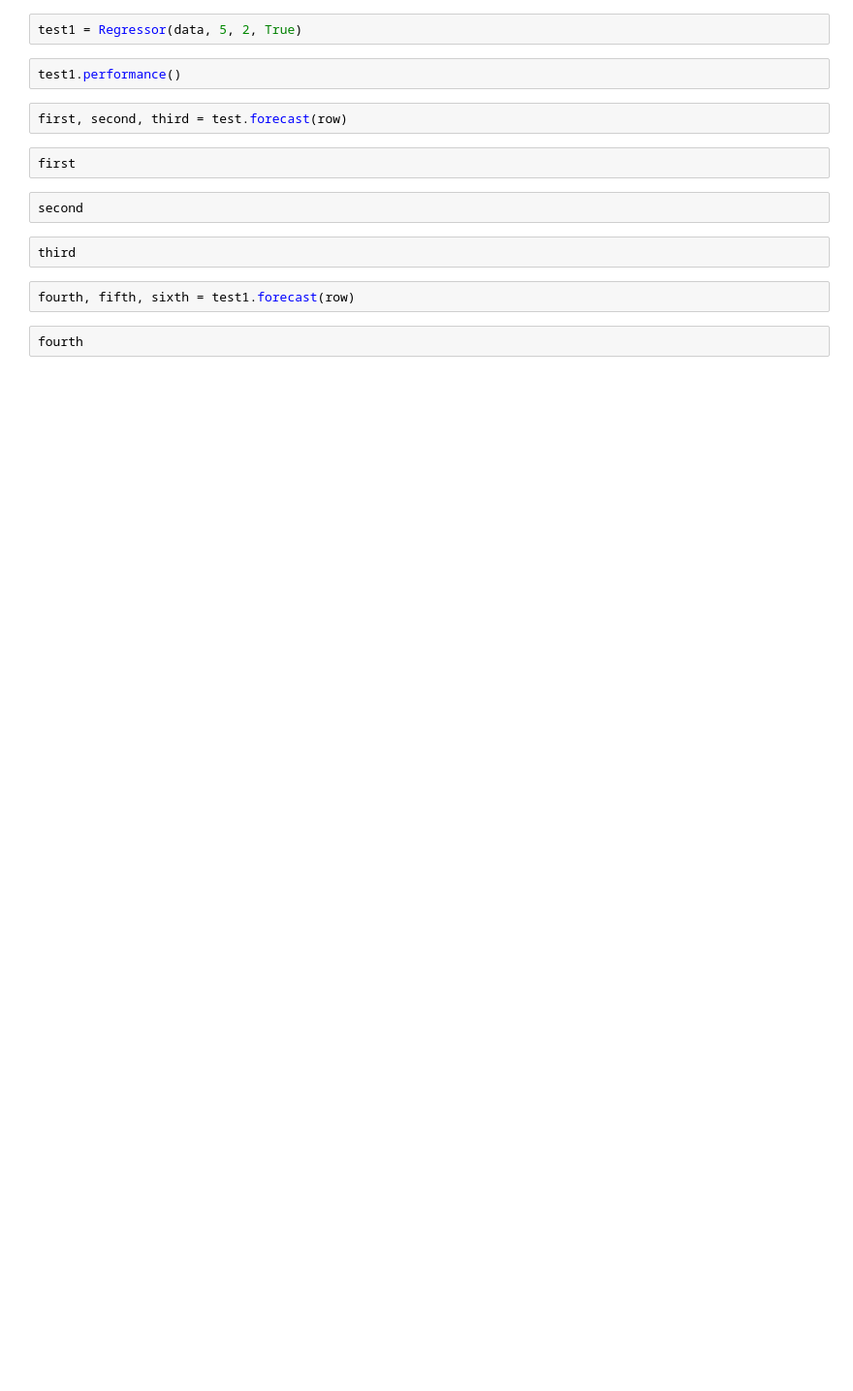
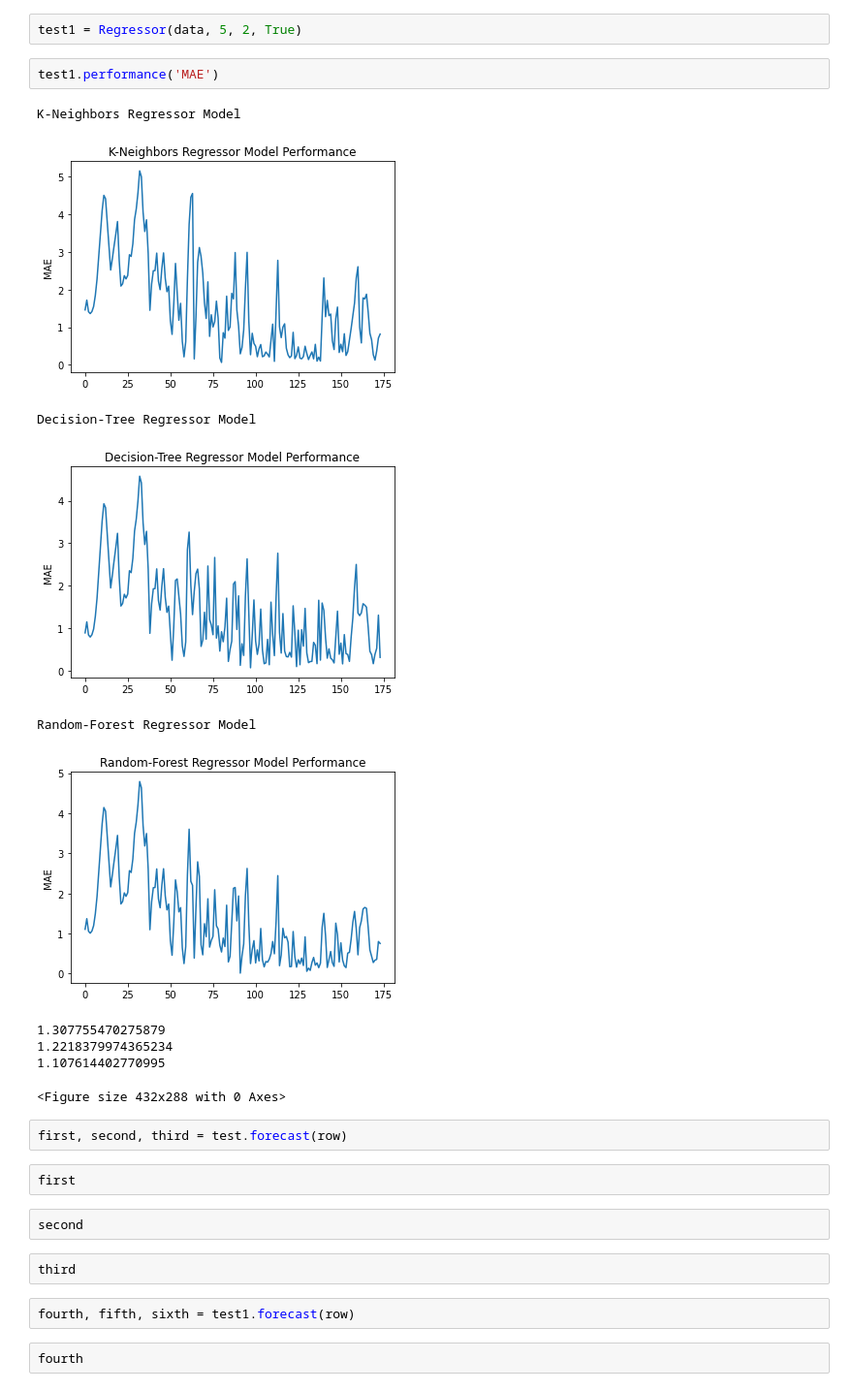
Before and after one commit to maxmekiska/time-series-forecasting, a Jupyter notebook: sandbox.ipynb, the cells around one changed output. Shown: that part at 97% size. Drawn from its saved outputs; the diff is of its cells as text; blank space fills up the shorter version.

```diff
--- a/sandbox.ipynb
+++ b/sandbox.ipynb
@@ -20,7 +35,18 @@ test.performance()
 # %%
 test1 = Regressor(data, 5, 2, True)
 # %%
-test1.performance()
+test1.performance('MAE')
+# %% [output]
+K-Neighbors Regressor Model
+[figure, added]
+Decision-Tree Regressor Model
+[figure, added]
+Random-Forest Regressor Model
+[figure, added]
+1.307755470275879
+1.2218379974365234
+1.107614402770995
+<Figure size 432x288 with 0 Axes>
 # %%
 first, second, third = test.forecast(row)
 # %%
```
Also changed, not shown: parts of 2 cells of this notebook.
